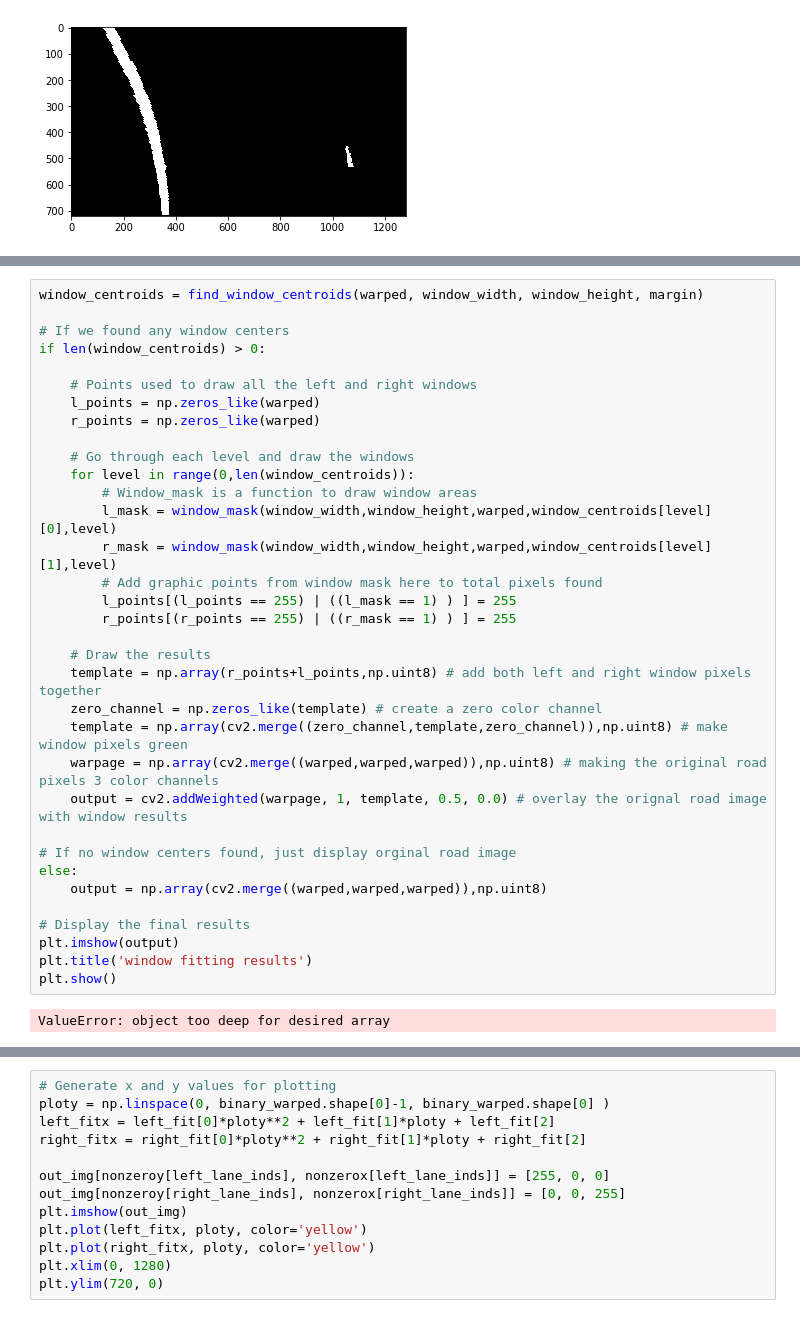
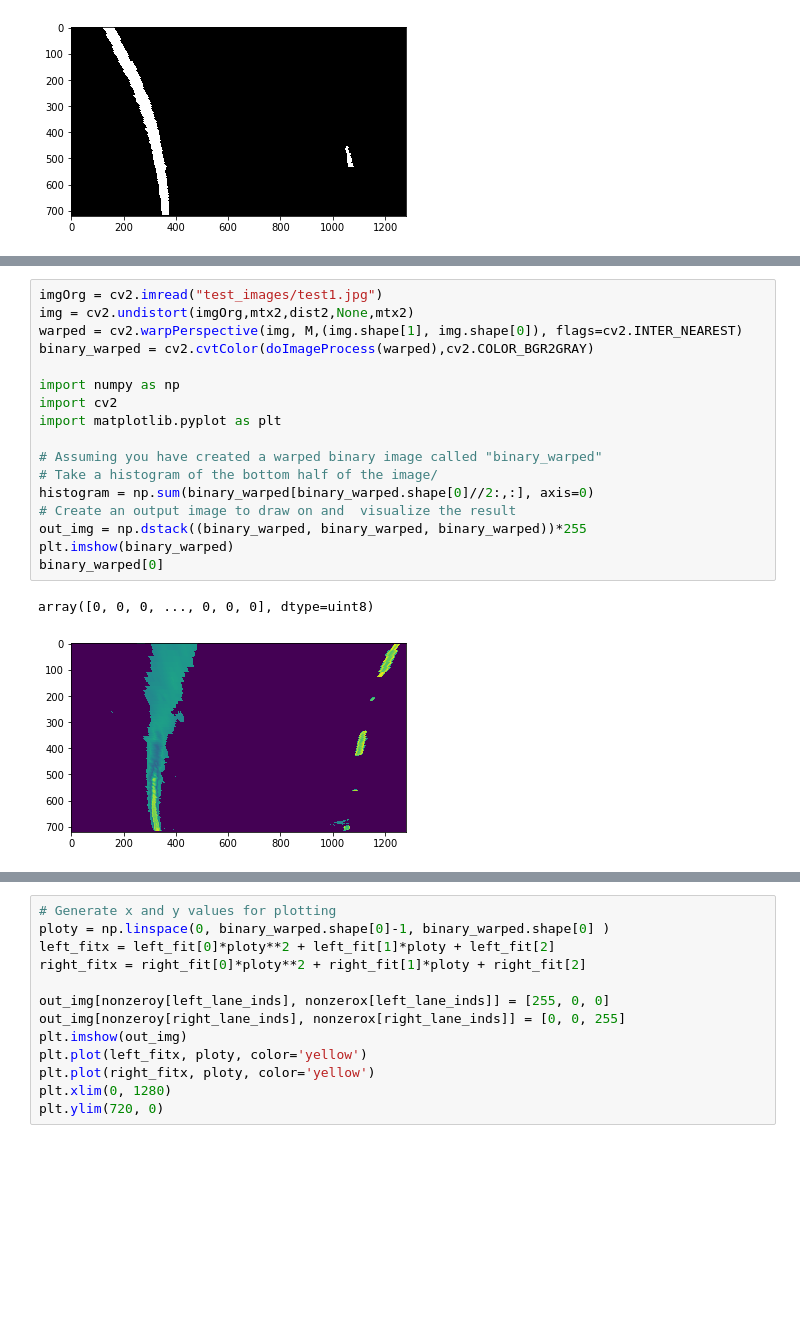
Before and after one commit to mquinteiro/CarND-Advanced-Lane-Lines, a Jupyter notebook: mqAdvFindLines.ipynb, the cells around one changed output, grey strips where cells are left out. Cells and saved outputs as stored; diff of their text form; blank space fills up the shorter version.

```diff
--- a/mqAdvFindLines.ipynb
+++ b/mqAdvFindLines.ipynb
@@ -344,37 +281,21 @@ def find_window_centroids(image, window_width, window_height, margin):
-# %%
-window_centroids = find_window_centroids(warped, window_width, window_height, margin)
-
-# If we found any window centers
-if len(window_centroids) > 0:
-
-    # Points used to draw all the left and right windows
-    l_points = np.zeros_like(warped)
-    r_points = np.zeros_like(warped)
-
-    # Go through each level and draw the windows
-    for level in range(0,len(window_centroids)):
-        # Window_mask is a function to draw window areas
-        l_mask = window_mask(window_width,window_height,warped,window_centroids[level][0],level)
-        r_mask = window_mask(window_width,window_height,warped,window_centroids[level][1],level)
-        # Add graphic points from window mask here to total pixels found
-        l_points[(l_points == 255) | ((l_mask == 1) ) ] = 255
-        r_points[(r_points == 255) | ((r_mask == 1) ) ] = 255
-
-    # Draw the results
-    template = np.array(r_points+l_points,np.uint8) # add both left and right window pixels together
-    zero_channel = np.zeros_like(template) # create a zero color channel
-    template = np.array(cv2.merge((zero_channel,template,zero_channel)),np.uint8) # make window pixels green
-    warpage = np.array(cv2.merge((warped,warped,warped)),np.uint8) # making the original road pixels 3 color channels
-    output = cv2.addWeighted(warpage, 1, template, 0.5, 0.0) # overlay the orignal road image with window results
-
-# If no window centers found, just display orginal road image
-else:
-    output = np.array(cv2.merge((warped,warped,warped)),np.uint8)
-
-# Display the final results
-plt.imshow(output)
-plt.title('window fitting results')
-plt.show()
-# %% [output]
-ValueError: object too deep for desired array
+# %%
+imgOrg = cv2.imread("test_images/test1.jpg")
+img = cv2.undistort(imgOrg,mtx2,dist2,None,mtx2)
+warped = cv2.warpPerspective(img, M,(img.shape[1], img.shape[0]), flags=cv2.INTER_NEAREST)
+binary_warped = cv2.cvtColor(doImageProcess(warped),cv2.COLOR_BGR2GRAY)
+
+import numpy as np
+import cv2
+import matplotlib.pyplot as plt
+
+# Assuming you have created a warped binary image called "binary_warped"
+# Take a histogram of the bottom half of the image/
+histogram = np.sum(binary_warped[binary_warped.shape[0]//2:,:], axis=0)
+# Create an output image to draw on and  visualize the result
+out_img = np.dstack((binary_warped, binary_warped, binary_warped))*255
+plt.imshow(binary_warped)
+binary_warped[0]
+# %% [output]
+array([0, 0, 0, ..., 0, 0, 0], dtype=uint8)
+[figure, added]
 # %%
```
Also changed, not shown: parts of 7 cells of this notebook, 4 other files.
